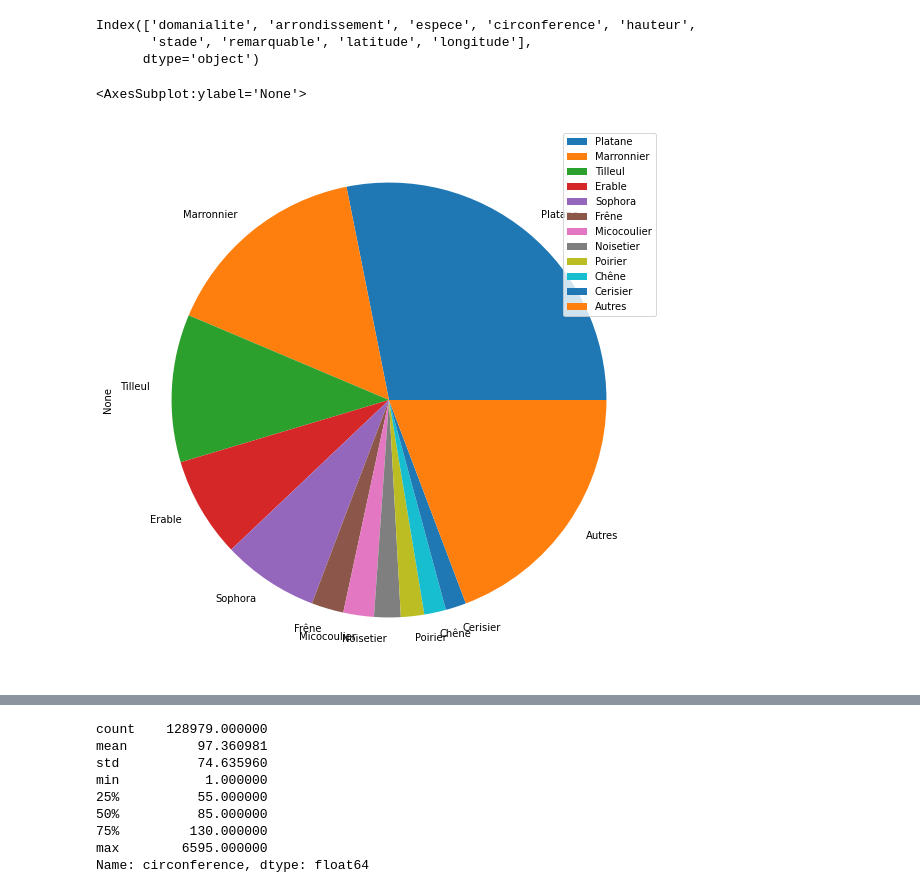
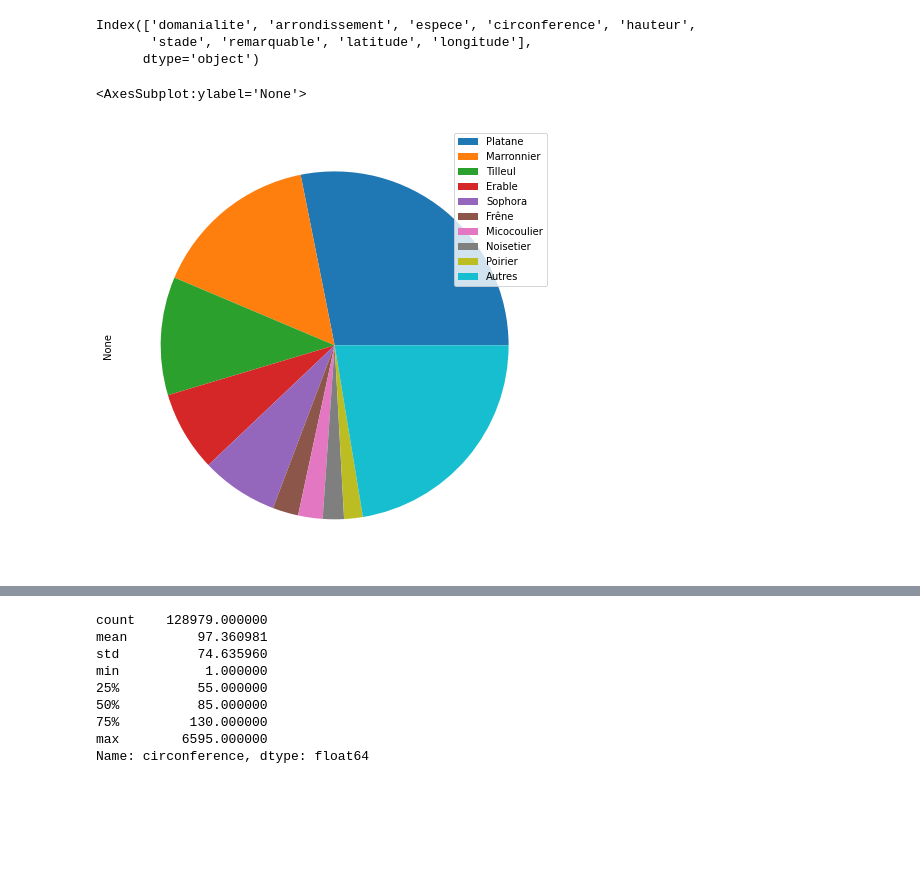
Before and after one commit to rlossec/OC_IA_Projet2, a Jupyter notebook: script.ipynb, the cells around one changed output, grey strips where cells are left out. Drawn from its saved outputs; the diff is of its cells as text; code cells hidden in the pictures; blank space fills up the shorter version.

```diff
--- a/script.ipynb
+++ b/script.ipynb
@@ -542,5 +556,5 @@ Les colonnes supprimées sont donc :
 # %%
-arbres = arbres.drop(columns=['type_emplacement', 'id', 'complement_addresse', 'numero', 'lieu', 'id_emplacement', 'genre', 'espece', 'variete'])
+arbres = arbres.drop(columns=['id', 'type_emplacement', 'complement_addresse', 'numero', 'lieu', 'id_emplacement', 'genre', 'espece', 'variete'])
 # %% [markdown]
 ## Gestion des NaN
 # %%
@@ -737,10 +753,10 @@ Index(['domanialite', 'arrondissement', 'espece', 'circonference', 'hauteur',
       dtype='object')
 # %%
 arbres_cleaned['espece'] = arbres_cleaned['espece'].apply(lambda x: x.split()[0])
-others = arbres_cleaned.espece.value_counts().sum() - arbres_cleaned.espece.value_counts().head(11).sum()
-top_espece=arbres_cleaned.espece.value_counts().head(11).append(pd.Series([others], index=["Autres"]))
-top_espece.plot.pie(legend=True, figsize=(10,10))
+others = arbres_cleaned.espece.value_counts().sum() - arbres_cleaned.espece.value_counts().head(9).sum()
+top_espece=arbres_cleaned.espece.value_counts().head(9).append(pd.Series([others], index=["Autres"]))
+top_espece.plot.pie(legend=True, labels=None, figsize=(8,8))
 # %% [output]
 <AxesSubplot:ylabel='None'>
-[figure, old version]
+[figure, new version]
 # %%
```
Also changed, not shown: parts of 35 cells of this notebook.
